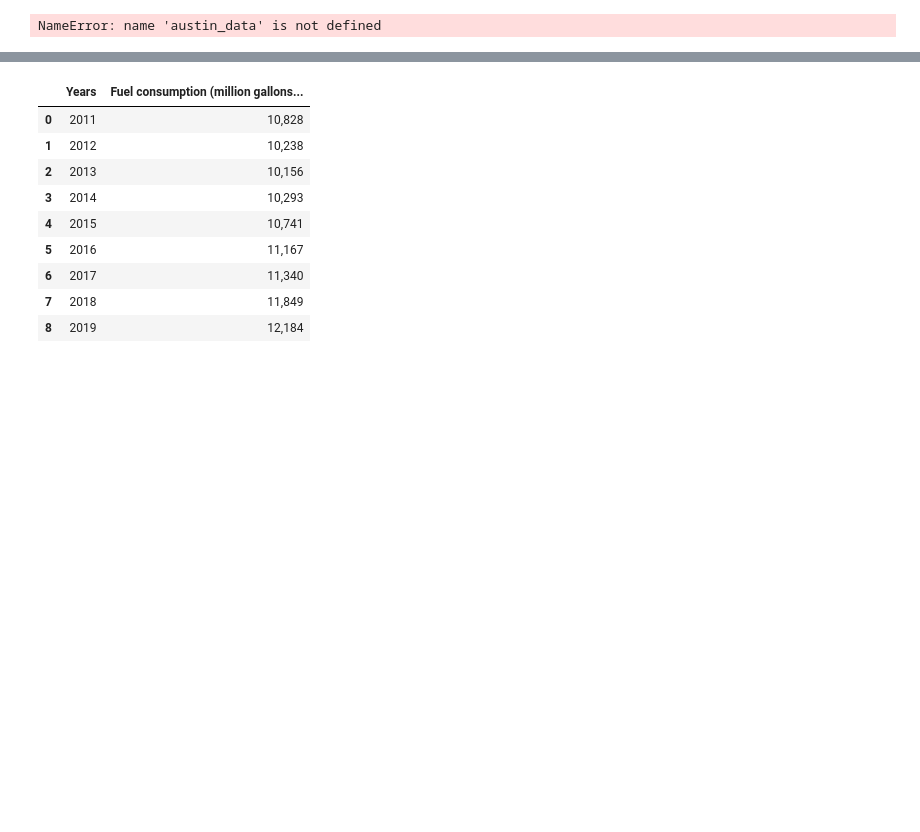
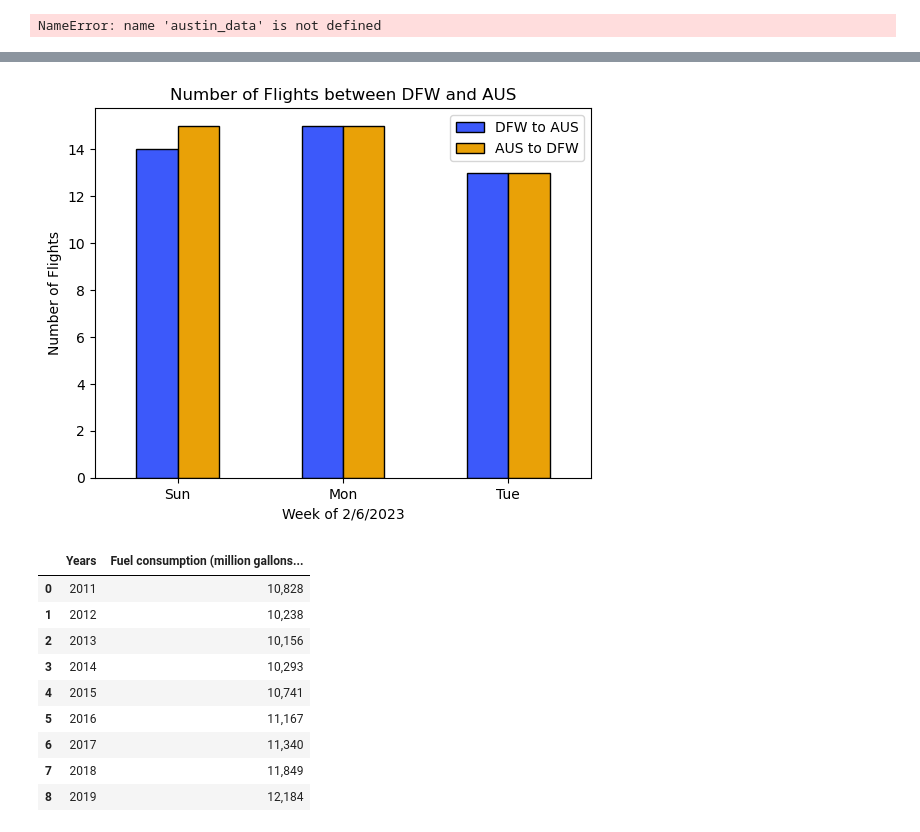
Before and after one commit to bennettnorth/Group-5-Project-1, a Jupyter notebook: Project File.ipynb, the cells around one changed output, grey strips where cells are left out. Cells and saved outputs as stored; diff of their text form; code cells hidden in the pictures; blank space fills up the shorter version.

```diff
--- a/Project File.ipynb
+++ b/Project File.ipynb
@@ -102,3 +104,19 @@ austin_to_dallas_df['scheduled_out'].value_counts().hvplot.bar(xlabel='Day of th
+# %%
+# Mapping Flight Data to circumvent API call limits
+
+data = {'DFW to AUS': [14, 15, 13], 'AUS to DFW': [15, 15, 13]}
+index = ['Sun', 'Mon', 'Tue']
+
+df = pd.DataFrame(data, index=index)
+
+df.plot.bar(color=['#3C59FA', '#E9A107'], edgecolor='black')
+plt.xlabel('Week of 2/6/2023')
+plt.ylabel('Number of Flights')
+plt.title('Number of Flights between DFW and AUS')
+plt.xticks(rotation=0)
+plt.savefig('Flights.png')
+# %% [output]
+[figure, added]
 # %%
 # Trey
 # read PLANE fuel csv file and create dataframe
```
Also changed, not shown: parts of 2 cells of this notebook, 2 other files.
